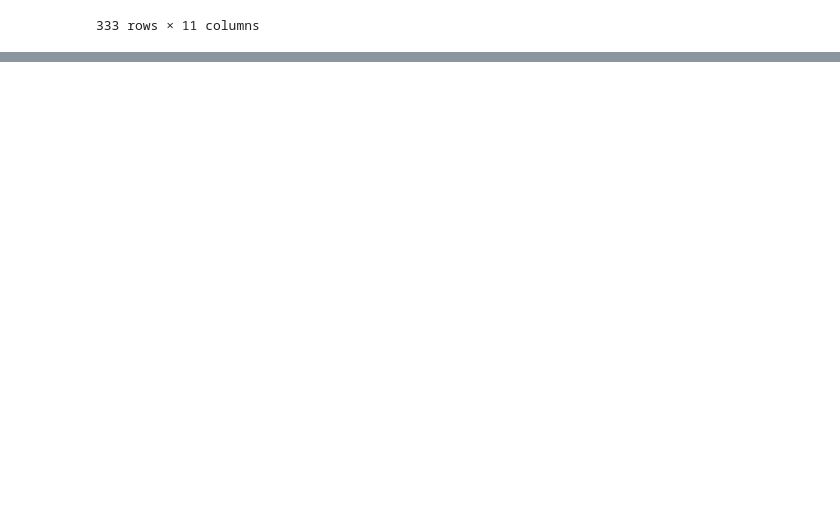
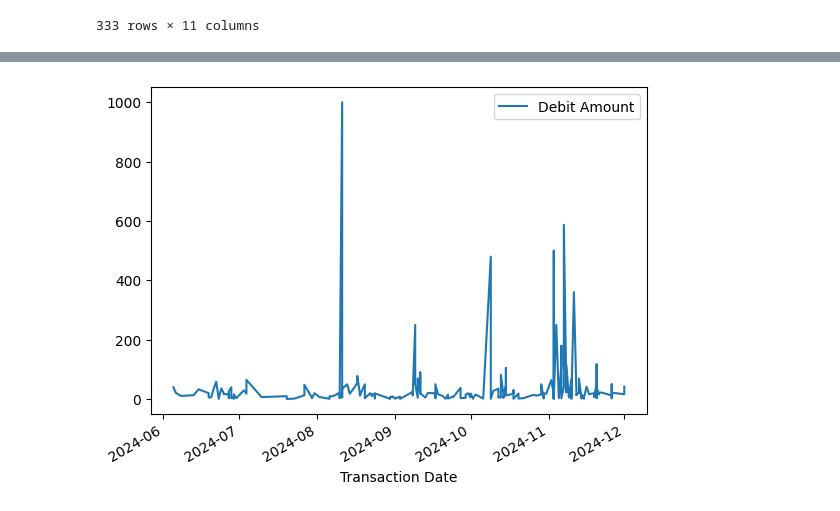
Before and after one commit to tisanyay/expensetracker, a Jupyter notebook: notebooks/vendor_classification.ipynb, the cells around one changed output, grey strips where cells are left out. Cells and saved outputs as stored; diff of their text form; code cells hidden in the pictures; blank space fills up the shorter version.

```diff
--- a/notebooks/vendor_classification.ipynb
+++ b/notebooks/vendor_classification.ipynb
@@ -35,0 +32,13 @@ categories = {
+# %%
+import re
+
+def remove_special_characters(string):
+    return "".join(e for e in string.lower() if e.isalnum())
+
+def check_if_string_in_list(original_string, reference_list):
+    if not isinstance(original_string, str):
+        return False
+    original_list = [remove_special_characters(s) for s in re.split("\\s+|\.|\@|\*|\/|\_|\-", original_string)]
+    return any([x in reference_list for x in original_list])
+
+check_if_string_in_list("WOOWFLES_KALLING", restaurant_list)
@@ -35,0 +47,12 @@ categories = {
+# %%
+with open("../restaurants.txt") as restaurants:
+    lines = restaurants.readlines()
+
+    restaurant_list = []
+    for line in lines:
+        line = [remove_special_characters(e) for e in line.split(", ")]
+        restaurant_list.extend(line)
+
+    restaurant_list = list(set(restaurant_list))
+
+print(restaurant_list)
@@ -35,0 +61,4 @@ categories = {
+# %%
+transaction_history["Category"] = transaction_history["Vendor"].apply(lambda x: check_if_string_in_list(x, restaurant_list))
+transaction_history["Category"] = transaction_history["Category"].apply(lambda x: "F&B" if x else "Others")
+transaction_history["Category"].value_counts()
@@ -35,0 +88,10 @@ categories = {
+# %%
+def get_category(df, category):
+    return df[df["Category"]==category]
+
+def plot_debit_amount(df):
+    df[df["Debit Amount"].notna()][["Transaction Date", "Debit Amount"]].set_index("Transaction Date").plot()
+
+plot_debit_amount(get_category(transaction_history, "Others"))
+# %% [output]
+[figure, added]
```
Also changed, not shown: parts of 7 cells of this notebook, 7 other files.
